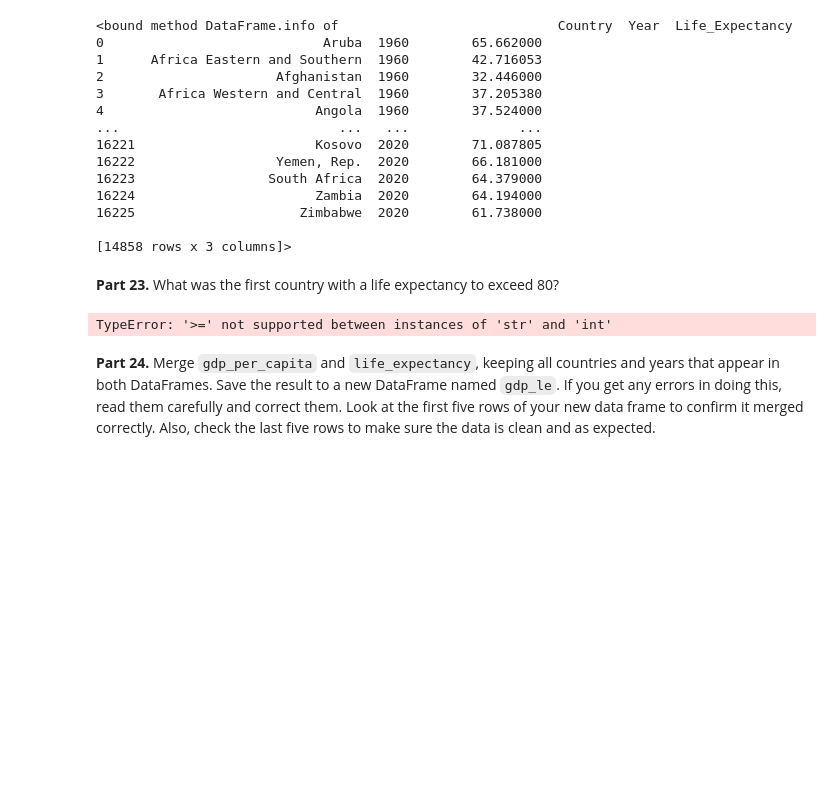
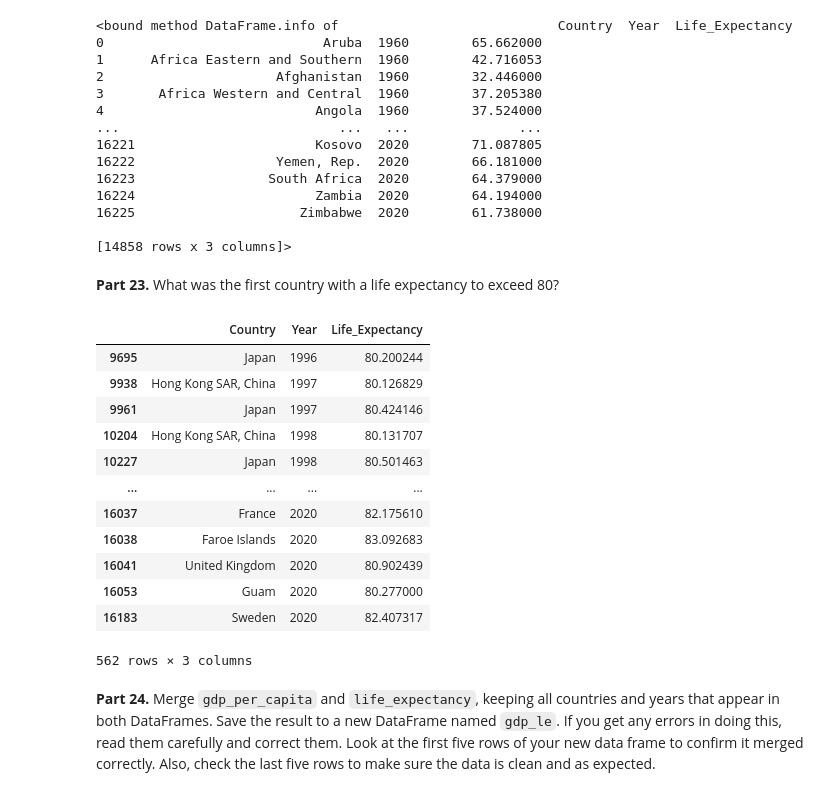
Before and after one commit to Claytor/exploratory_analysis_of_un_data, a Jupyter notebook: notebooks/UN Data Exploration.ipynb, the cells around one changed output. Saved outputs shown, nothing was run; the diff lists cells and outputs as text; code cells hidden in the pictures; blank space fills up the shorter version.

```diff
--- a/notebooks/UN Data Exploration.ipynb
+++ b/notebooks/UN Data Exploration.ipynb
@@ -436,8 +372,20 @@ life_expectancy.info
 # %% [markdown]
 **Part 23.** What was the first country with a life expectancy to exceed 80?
 # %%
-life_expectancy.loc['Life_Expectancy' >= 80]
+life_expectancy[life_expectancy['Life_Expectancy'] >= 80].sort_values('Year')
 # %% [output]
+|  | Country | Year | Life_Expectancy |
+| 9695 | Japan | 1996 | 80.200244 |
+| 9938 | Hong Kong SAR, China | 1997 | 80.126829 |
+| 9961 | Japan | 1997 | 80.424146 |
+| 10204 | Hong Kong SAR, China | 1998 | 80.131707 |
+| 10227 | Japan | 1998 | 80.501463 |
+| ... | ... | ... | ... |
+| 16037 | France | 2020 | 82.175610 |
+| 16038 | Faroe Islands | 2020 | 83.092683 |
+| 16041 | United Kingdom | 2020 | 80.902439 |
+| 16053 | Guam | 2020 | 80.277000 |
+| 16183 | Sweden | 2020 | 82.407317 |
-TypeError: '>=' not supported between instances of 'str' and 'int'
+562 rows × 3 columns
 # %% [markdown]
 **Part 24.** Merge `gdp_per_capita` and `life_expectancy`, keeping all countries and years that appear in both DataFrames. Save the result to a new DataFrame named `gdp_le`. If you get any errors in doing this, read them carefully and correct them. Look at the first five rows of your new data frame to confirm it merged correctly. Also, check the last five rows to make sure the data is clean and as expected.
```
Also changed, not shown: parts of 21 cells of this notebook.
